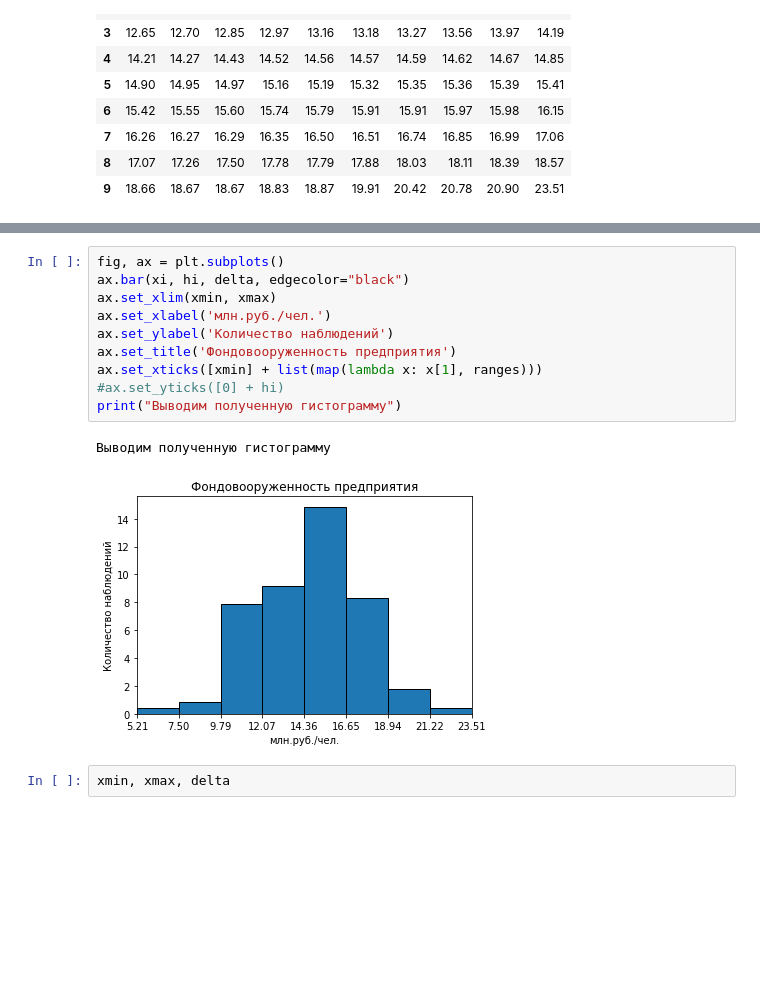
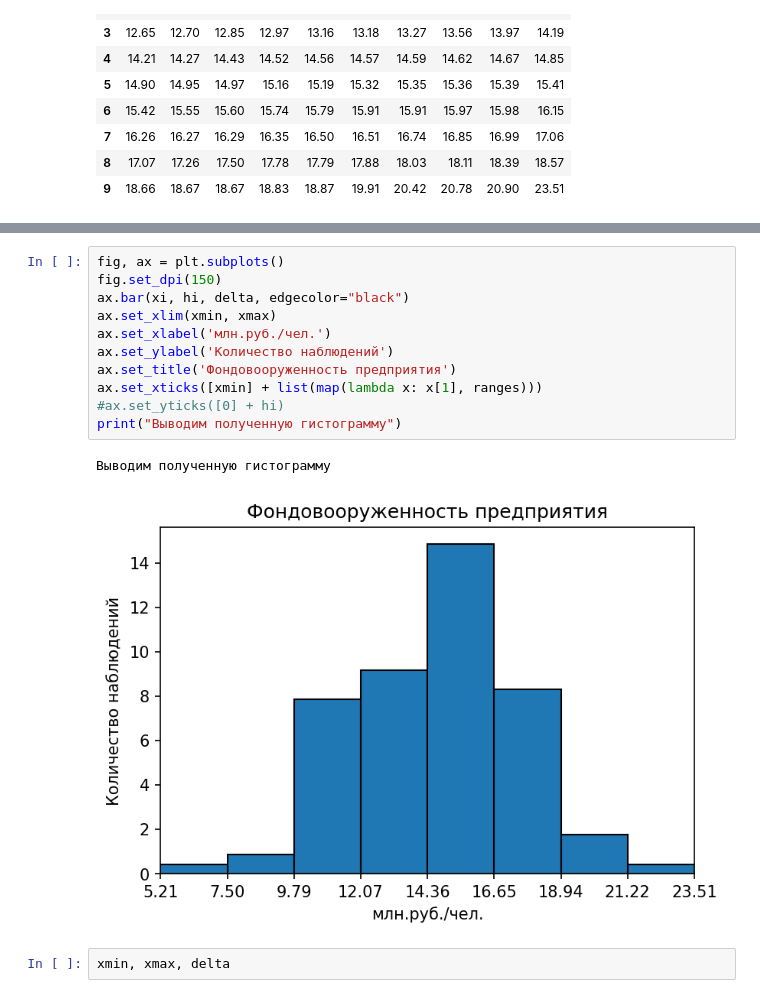
Before and after one commit to TheDeaX-Lab/econometric_lab1, a Jupyter notebook: test.ipynb, the cells around one changed output, grey strips where cells are left out. Cells and saved outputs as stored; diff of their text form; blank space fills up the shorter version.

```diff
--- a/test.ipynb
+++ b/test.ipynb
@@ -104,17 +104,18 @@ display(pandas.DataFrame(list(zip(
 | 8 | Сумма | - | 100 | 1.00 | ... |
 # %%
 fig, ax = plt.subplots()
+fig.set_dpi(150)
 ax.bar(xi, hi, delta, edgecolor="black")
 ax.set_xlim(xmin, xmax)
 ax.set_xlabel('млн.руб./чел.')
 ax.set_ylabel('Количество наблюдений')
 ax.set_title('Фондовооруженность предприятия')
 ax.set_xticks([xmin] + list(map(lambda x: x[1], ranges)))
 #ax.set_yticks([0] + hi)
 print("Выводим полученную гистограмму")
 # %% [output]
 Выводим полученную гистограмму
-[figure, old version]
+[figure, new version]
 # %%
 xmin, xmax, delta
 # %% [output]
```
